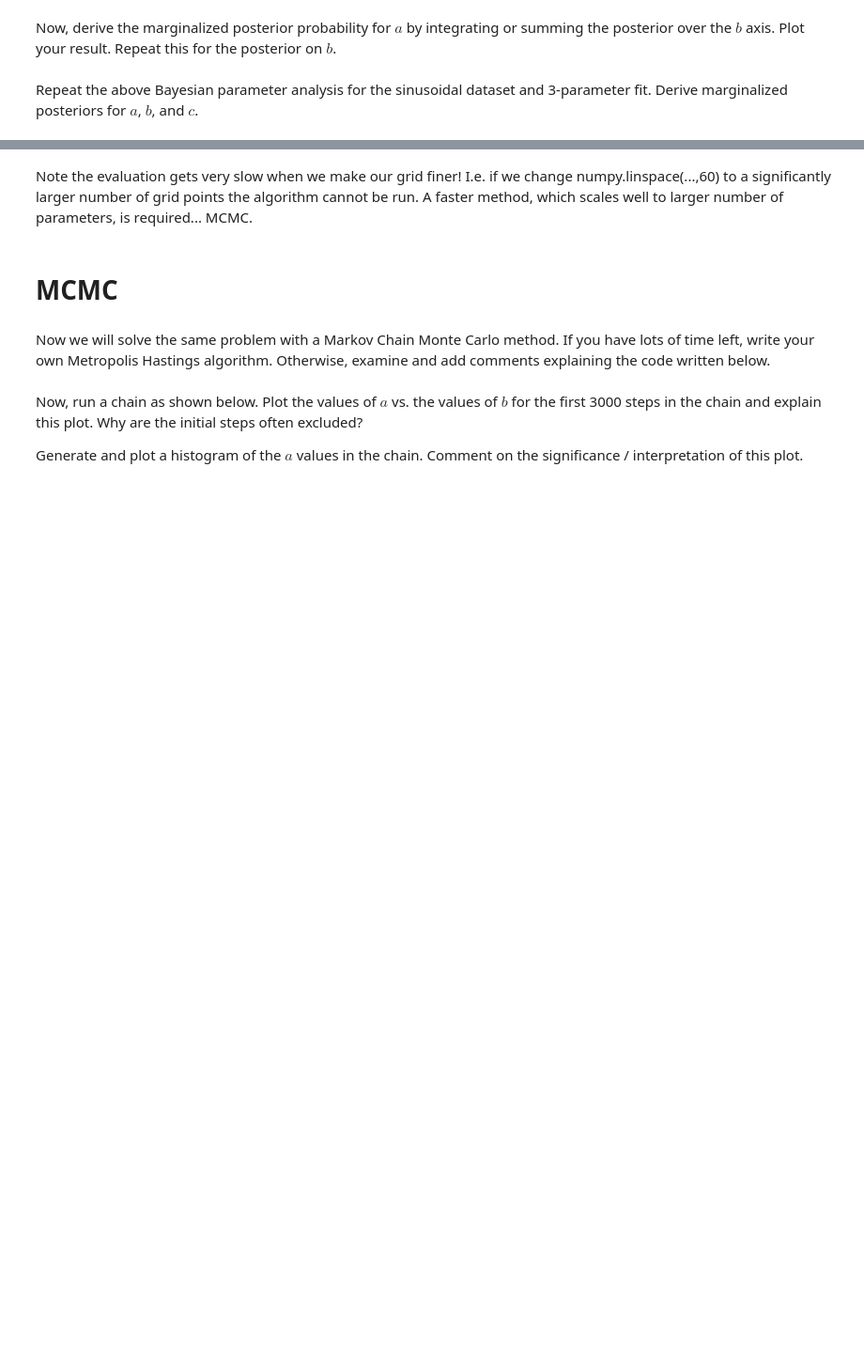
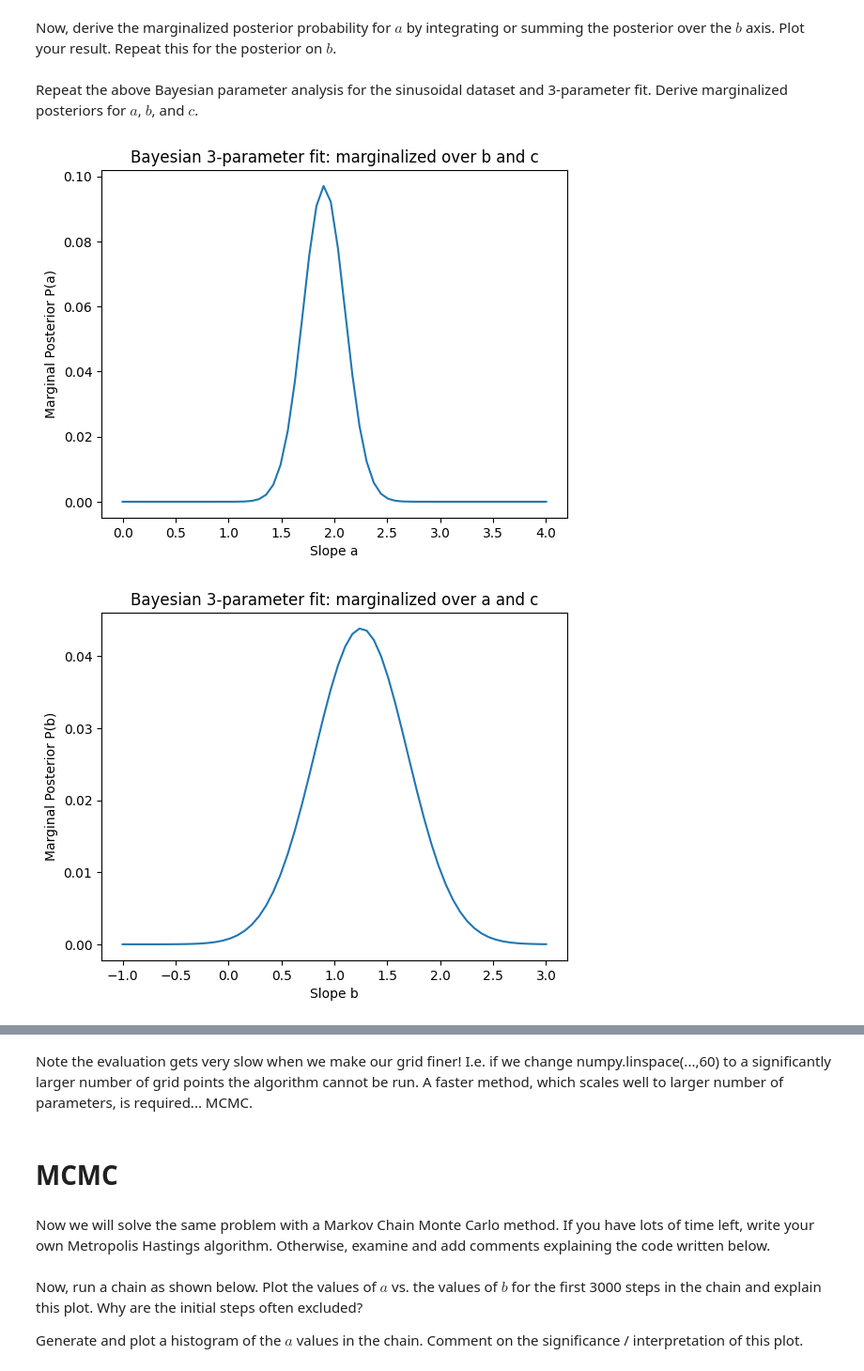
Before and after one commit to rajeevparmar308/nodejs-web-server, a Jupyter notebook: courseInfosysNotebookFinal2025.ipynb, the cells around one changed output, grey strips where cells are left out. Shown at 94% size. Saved outputs shown, nothing was run; the diff lists cells and outputs as text; code cells hidden in the pictures; blank space fills up the shorter version.

```diff
--- a/courseInfosysNotebookFinal2025.ipynb
+++ b/courseInfosysNotebookFinal2025.ipynb
@@ -130,34 +144,59 @@ Now, derive the marginalized posterior probability for $a$ by integrating or sum
 Repeat the above Bayesian parameter analysis for the sinusoidal dataset and 3-parameter fit. Derive marginalized posteriors for $a$, $b$, and $c$.
 # %%
 def loglikelihood2(vals):
-  loglike2 = #### Write down log(likelihood) function
-  return loglike2
+    a, b, c = vals
+    y_pred = a*xarray + b + c*numpy.sin(5*xarray)
+    residuals = ((yarray - y_pred)**2) / (2 * yarrayError**2)
+    return -numpy.sum(residuals)
 
 #### you may wish to use this function - a 3d version of evaluate_on_grid
 def gridEvaluateFunction3D(function, xvals, yvals, zvals):
     functionValues = numpy.zeros((len(xvals), len(yvals),len(zvals)))
     for i in range(len(xvals)):
         for j in range(len(yvals)):
             for k in range(len(zvals)):
               functionValues[i, j, k] = function([xvals[i], yvals[j], zvals[k]])
     return functionValues
 
 
 #use data vector with oscillatory feature
 xarray = numpy.arange(20.)/5
 yarray = numpy.array([1.16100793, 1.42923794, 0.80093107, 1.78104663, 2.75986525, 4.56330262,
  4.1477148,  4.85440368, 2.17825072, 3.86503213, 4.77178222, 6.33519865,
  7.04268761, 4.99445856, 6.05725901, 7.79426178, 7.9263877,  8.77436701,
  9.56089799, 6.47543553])
 
 
 #see below for example calculation of marginalized posterior for the slope parameter a.
 #this evaluation uses only 60 grid points in each dimension
 a_grid = numpy.linspace(0.,4.,60)
 b_grid = numpy.linspace(-1.,3.,60)
 c_grid = numpy.linspace(-3.,1.,60)
 
 logongrid2 = gridEvaluateFunction3D(loglikelihood2,a_grid,b_grid,c_grid)
 ongrid2 = numpy.exp(logongrid2)
 # note: some care is required to integrate over the correct axes
 p_a_marg = numpy.sum(ongrid2,axis=(1,2))
+p_b_marg = numpy.sum(ongrid2,axis=(0,2))
+p_c_marg = numpy.sum(ongrid2,axis=(0,1))
+
+plt.plot(a_grid, p_a_marg)
+plt.xlabel('Slope a')
+plt.ylabel('Marginal Posterior P(a)')
+plt.title('Bayesian 3-parameter fit: marginalized over b and c')
+plt.show()
+
+plt.plot(b_grid, p_b_marg)
+plt.xlabel('Slope b')
+plt.ylabel('Marginal Posterior P(b)')
+plt.title('Bayesian 3-parameter fit: marginalized over a and c')
+plt.show()
+
+plt.plot(c_grid, p_c_marg)
+plt.xlabel('Slope c')
+plt.ylabel('Marginal Posterior P(c)')
+plt.title('Bayesian 3-parameter fit: marginalized over a and b')
+plt.show()
+# %% [output]
+[figure, added]
+[figure, added]
```
Also changed, not shown: parts of 2 cells of this notebook.
